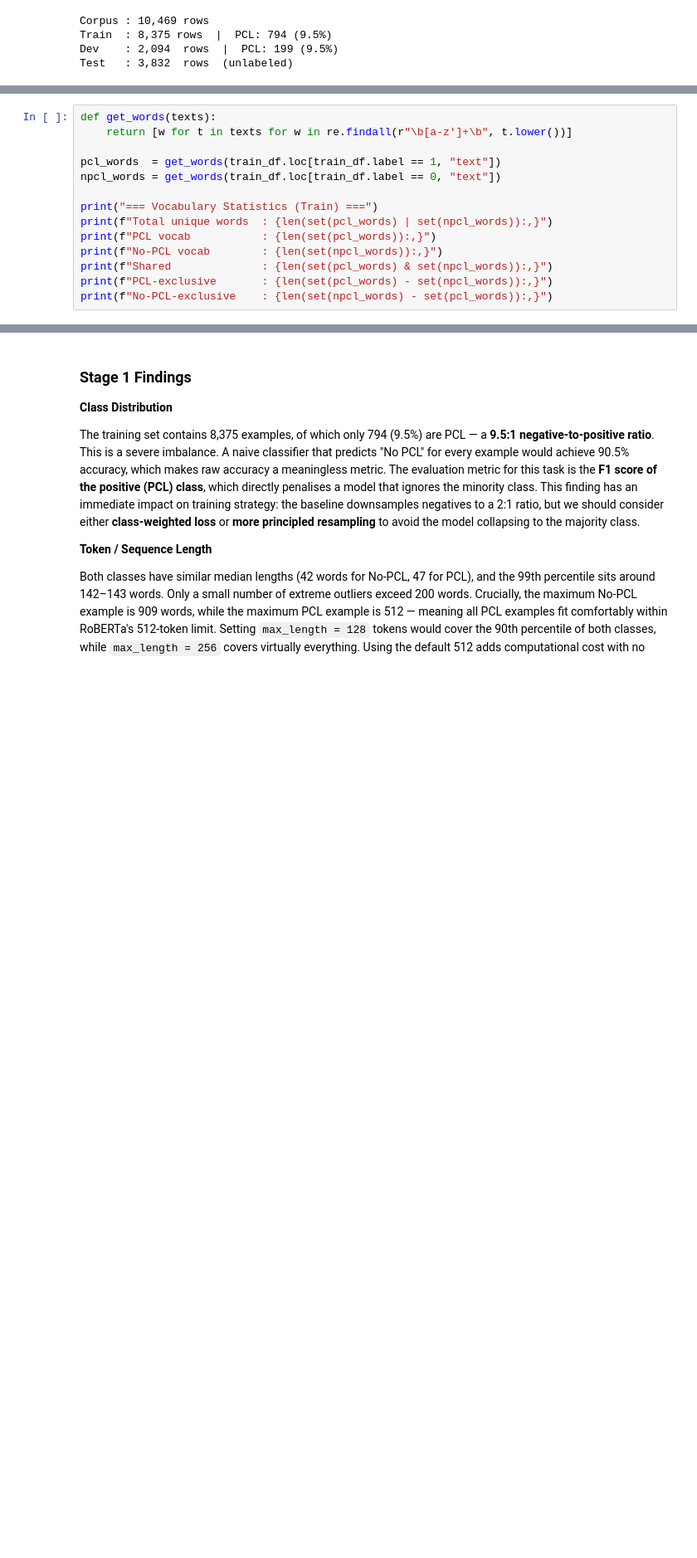
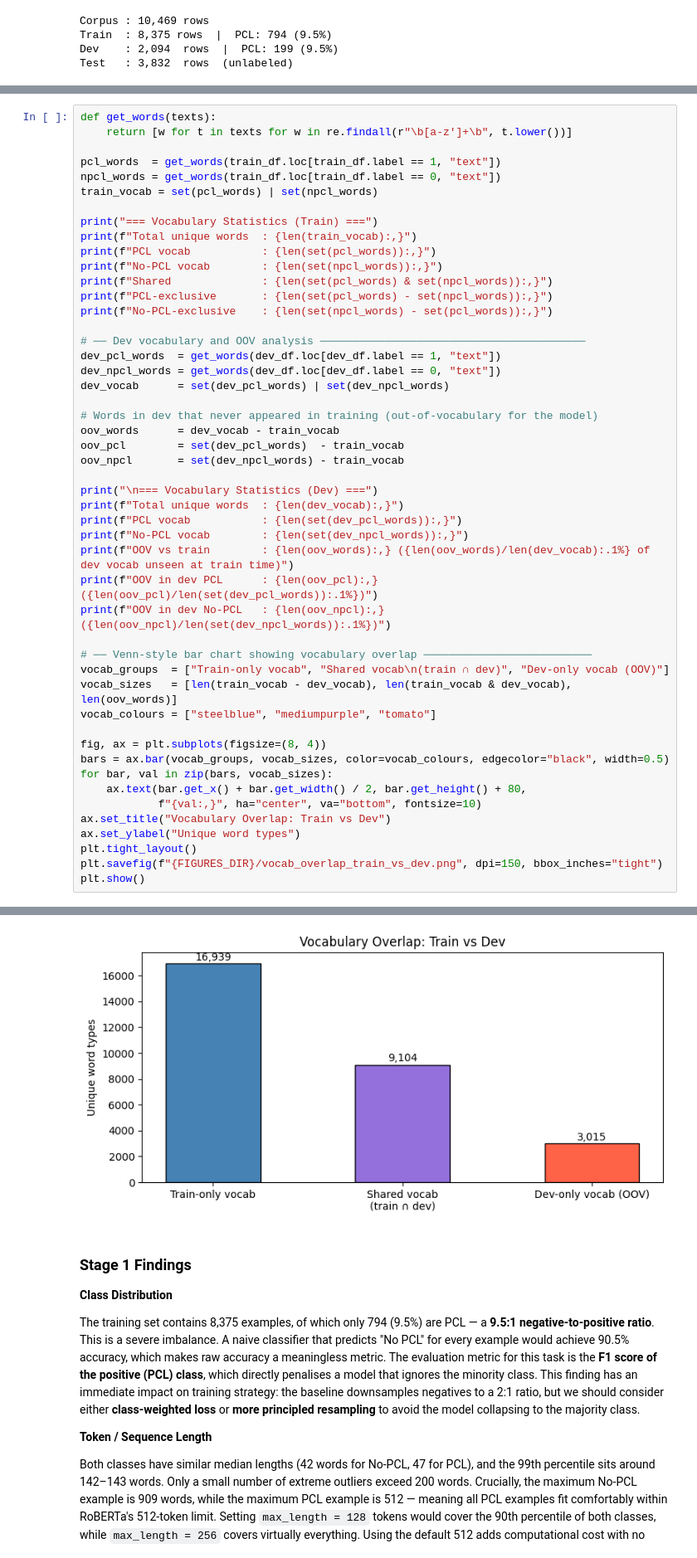
Before and after one commit to darius024/pcl-classifier, a Jupyter notebook: 2_eda/eda.ipynb, the cells around one changed output, grey strips where cells are left out. Shown at 83% size. Saved outputs shown, nothing was run; the diff lists cells and outputs as text; blank space fills up the shorter version.

Commit message:
feat: improve exploratory data analysis

```diff
--- a/2_eda/eda.ipynb
+++ b/2_eda/eda.ipynb
@@ -214,14 +290,49 @@ def get_words(texts):
 
 pcl_words  = get_words(train_df.loc[train_df.label == 1, "text"])
 npcl_words = get_words(train_df.loc[train_df.label == 0, "text"])
+train_vocab = set(pcl_words) | set(npcl_words)
 
 print("=== Vocabulary Statistics (Train) ===")
-print(f"Total unique words  : {len(set(pcl_words) | set(npcl_words)):,}")
+print(f"Total unique words  : {len(train_vocab):,}")
 print(f"PCL vocab           : {len(set(pcl_words)):,}")
 print(f"No-PCL vocab        : {len(set(npcl_words)):,}")
 print(f"Shared              : {len(set(pcl_words) & set(npcl_words)):,}")
 print(f"PCL-exclusive       : {len(set(pcl_words) - set(npcl_words)):,}")
 print(f"No-PCL-exclusive    : {len(set(npcl_words) - set(pcl_words)):,}")
+
+# ── Dev vocabulary and OOV analysis ─────────────────────────────────────────
+dev_pcl_words  = get_words(dev_df.loc[dev_df.label == 1, "text"])
+dev_npcl_words = get_words(dev_df.loc[dev_df.label == 0, "text"])
+dev_vocab      = set(dev_pcl_words) | set(dev_npcl_words)
+
+# Words in dev that never appeared in training (out-of-vocabulary for the model)
+oov_words      = dev_vocab - train_vocab
+oov_pcl        = set(dev_pcl_words)  - train_vocab
+oov_npcl       = set(dev_npcl_words) - train_vocab
+
+print("\n=== Vocabulary Statistics (Dev) ===")
+print(f"Total unique words  : {len(dev_vocab):,}")
+print(f"PCL vocab           : {len(set(dev_pcl_words)):,}")
+print(f"No-PCL vocab        : {len(set(dev_npcl_words)):,}")
+print(f"OOV vs train        : {len(oov_words):,} ({len(oov_words)/len(dev_vocab):.1%} of dev vocab unseen at train time)")
+print(f"OOV in dev PCL      : {len(oov_pcl):,}  ({len(oov_pcl)/len(set(dev_pcl_words)):.1%})")
+print(f"OOV in dev No-PCL   : {len(oov_npcl):,} ({len(oov_npcl)/len(set(dev_npcl_words)):.1%})")
+
+# ── Venn-style bar chart showing vocabulary overlap ──────────────────────────
+vocab_groups  = ["Train-only vocab", "Shared vocab\n(train ∩ dev)", "Dev-only vocab (OOV)"]
+vocab_sizes   = [len(train_vocab - dev_vocab), len(train_vocab & dev_vocab), len(oov_words)]
+vocab_colours = ["steelblue", "mediumpurple", "tomato"]
+
+fig, ax = plt.subplots(figsize=(8, 4))
+bars = ax.bar(vocab_groups, vocab_sizes, color=vocab_colours, edgecolor="black", width=0.5)
+for bar, val in zip(bars, vocab_sizes):
+    ax.text(bar.get_x() + bar.get_width() / 2, bar.get_height() + 80,
+            f"{val:,}", ha="center", va="bottom", fontsize=10)
+ax.set_title("Vocabulary Overlap: Train vs Dev")
+ax.set_ylabel("Unique word types")
+plt.tight_layout()
+plt.savefig(f"{FIGURES_DIR}/vocab_overlap_train_vs_dev.png", dpi=150, bbox_inches="tight")
+plt.show()
 # %% [output]
 === Vocabulary Statistics (Train) ===
 Total unique words  : 26,043
@@ -233,3 +352,4 @@ No-PCL-exclusive    : 19,376
+[figure, added]
 # %% [markdown]
 ### Stage 1 Findings
 
```
Also changed, not shown: parts of 19 cells of this notebook, 13 other files.
